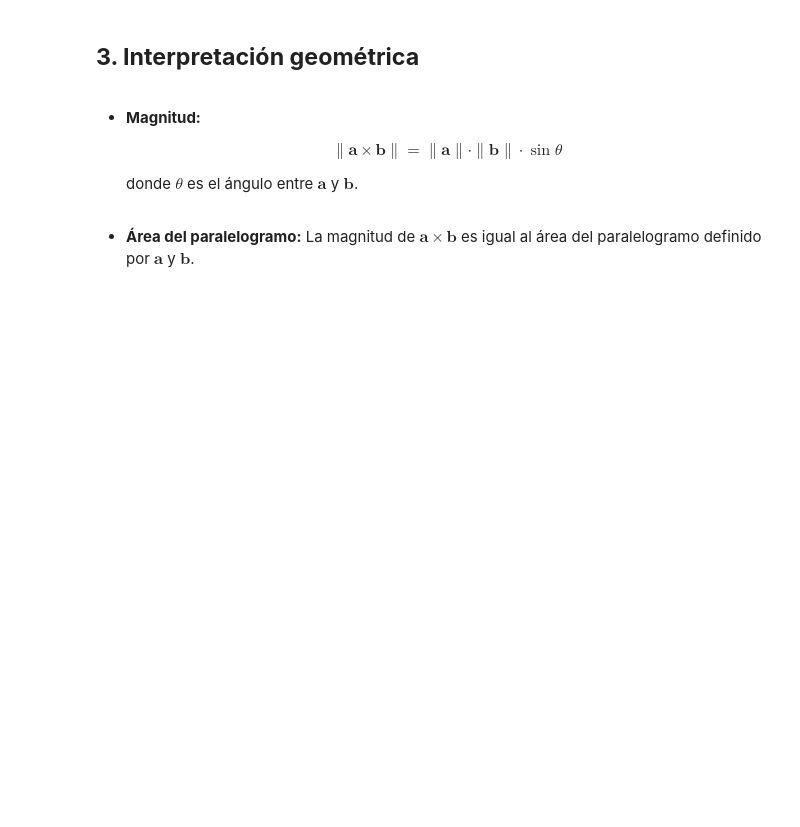
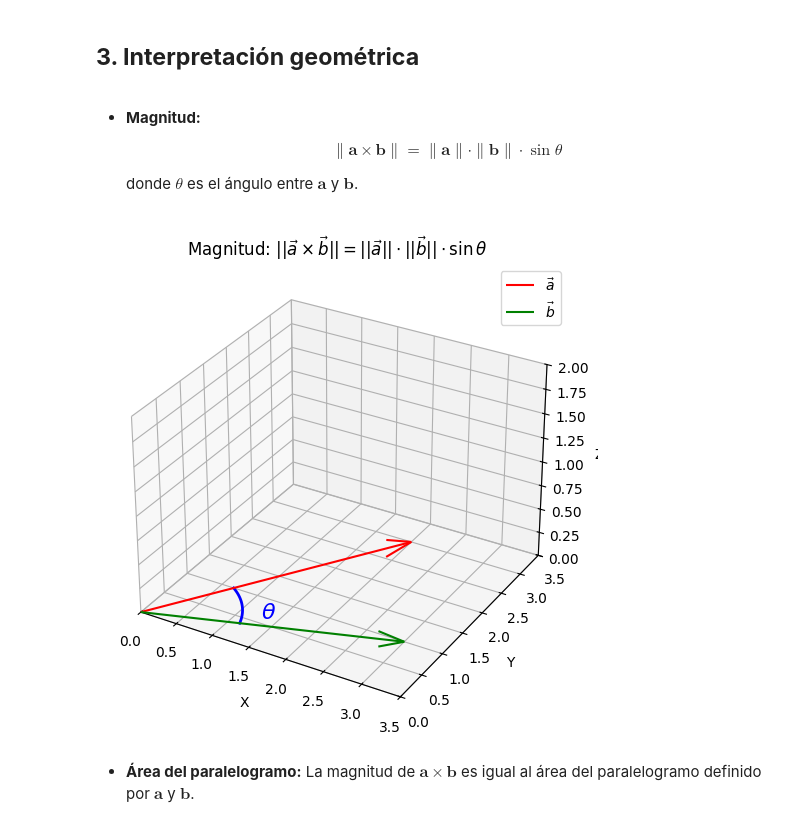
Before and after one commit to marco-canas/vector_geometry_and_linear_algebra, a Jupyter notebook: 2_planificacion/2_clases/3_class_19_agosto/3_class_19_agosto.ipynb, the cells around one changed output. Saved outputs shown, nothing was run; the diff lists cells and outputs as text; code cells hidden in the pictures; blank space fills up the shorter version.

Commit message:
clase de geometría vectorial mejorada y empecé a pensar la aplicación

```diff
--- a/2_planificacion/2_clases/3_class_19_agosto/3_class_19_agosto.ipynb
+++ b/2_planificacion/2_clases/3_class_19_agosto/3_class_19_agosto.ipynb
@@ -345,6 +351,50 @@ $$
   $$
 
   donde $\theta$ es el ángulo entre $\mathbf{a}$ y $\mathbf{b}$.
+# %%
+import numpy as np
+from mpl_toolkits.mplot3d import Axes3D
+
+import matplotlib.pyplot as plt
+
+# Vectores a y b ya definidos
+# a = np.array([2, 3, 0])
+# b = np.array([3, 1, 0])
+
+# Calcular ángulo theta
+cos_theta = np.dot(a, b) / (np.linalg.norm(a) * np.linalg.norm(b))
+theta = np.arccos(np.clip(cos_theta, -1, 1))
+
+# Crear figura
+fig = plt.figure(figsize=(8, 6))
+ax = fig.add_subplot(111, projection='3d')
+
+# Dibujar vectores a y b
+ax.quiver(0, 0, 0, a[0], a[1], a[2], color='r', label=r'$\vec{a}$', arrow_length_ratio=0.1)
+ax.quiver(0, 0, 0, b[0], b[1], b[2], color='g', label=r'$\vec{b}$', arrow_length_ratio=0.1)
+
+# Dibujar arco para el ángulo theta
+angle_points = np.linspace(np.atan(1/3), np.atan(1/3) + theta, 100)
+radius = 1.2
+arc_x = radius * np.cos(angle_points)
+arc_y = radius * np.sin(angle_points)
+arc_z = np.zeros_like(arc_x)
+ax.plot(arc_x, arc_y, arc_z, color='b', linewidth=2)
+ax.text(1.3, 0.6, 0, r'$\theta$', fontsize=16, color='b')
+
+# Ajustar límites y etiquetas
+ax.set_xlim([0, 3.5])
+ax.set_ylim([0, 3.5])
+ax.set_zlim([0, 2])
+ax.set_xlabel('X')
+ax.set_ylabel('Y')
+ax.set_zlabel('Z')
+ax.legend()
+ax.set_title(r'Magnitud: $||\vec{a} \times \vec{b}|| = ||\vec{a}|| \cdot ||\vec{b}|| \cdot \sin\theta$')
+plt.savefig(r"C:\Users\marco\Downloads\producto_vectorial_3d.png", bbox_inches='tight')
+plt.show()
+# %% [output]
+[figure, added]
 # %% [markdown]
 
 * **Área del paralelogramo:**
```
Also changed, not shown: parts of 70 cells of this notebook, 2 other files.
